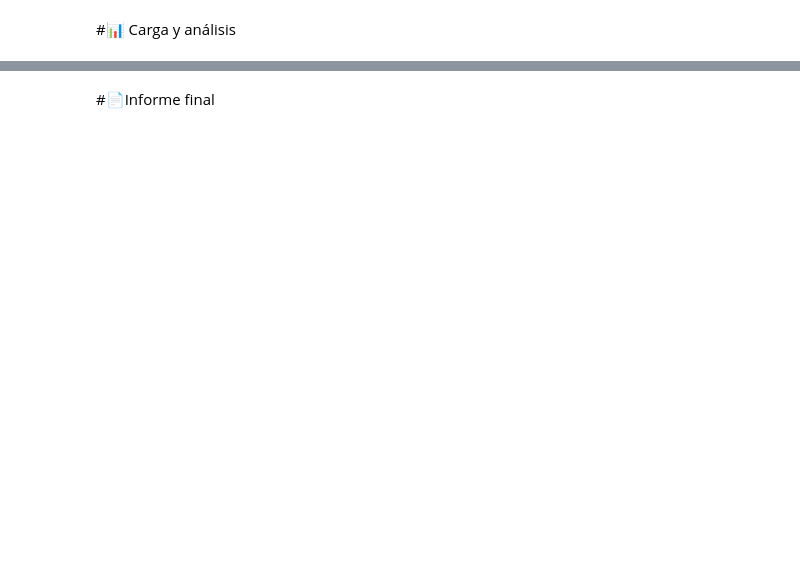
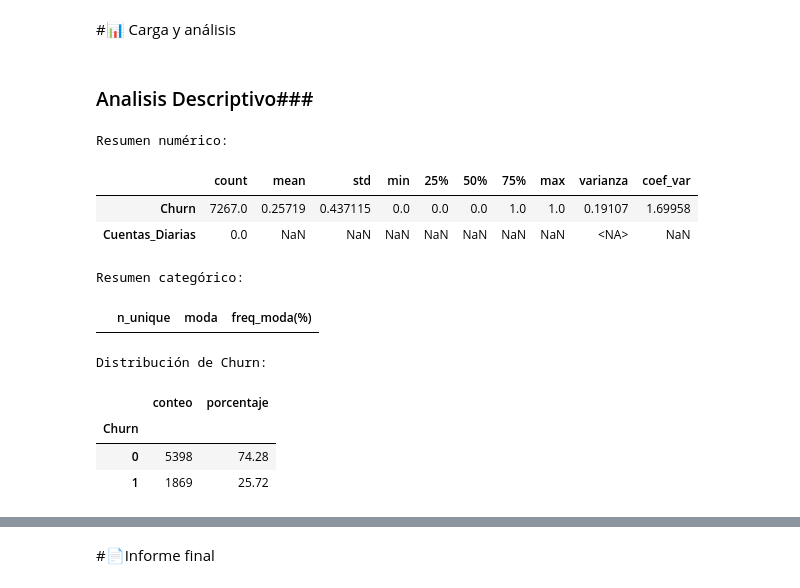
Before and after one commit to Jennyc08/Telecomx_latam, a Jupyter notebook: Final_TelecomX_LATAM_.ipynb, the cells around one changed output, grey strips where cells are left out. Saved outputs shown, nothing was run; the diff lists cells and outputs as text; code cells hidden in the pictures; blank space fills up the shorter version.

```diff
--- a/Final_TelecomX_LATAM_.ipynb
+++ b/Final_TelecomX_LATAM_.ipynb
@@ -7,2 +416,47 @@
 # %% [markdown]
 #📊 Carga y análisis
+# %% [markdown]
+### Analisis Descriptivo###
+# %%
+# --- 1) Filtrar numéricas y hacer resumen ---
+num_cols = dfc.select_dtypes(include=["number"]).columns
+desc_num = dfc[num_cols].describe().T  # transpuesta para legibilidad
+desc_num["varianza"] = dfc[num_cols].var()  # varianza solo en numéricas
+desc_num["coef_var"] = desc_num["std"] / desc_num["mean"]  # coeficiente de variación
+print("Resumen numérico:")
+display(desc_num)
+
+# --- 2) Resumen para categóricas ---
+cat_cols = dfc.select_dtypes(include=["object", "category"]).columns
+resumen_cat = pd.DataFrame({
+    "n_unique": dfc[cat_cols].nunique(),
+    "moda": [dfc[c].mode(dropna=True).iloc[0] if not dfc[c].mode(dropna=True).empty else None for c in cat_cols],
+    "freq_moda(%)": [dfc[c].value_counts(normalize=True, dropna=True).iloc[0]*100 if not dfc[c].value_counts(normalize=True, dropna=True).empty else None for c in cat_cols]
+})
+print("Resumen categórico:")
+display(resumen_cat)
+
+# --- 3) Distribución de la variable objetivo ---
+target_col = None
+for col in dfc.columns:
+    if col.lower() in ("churn", "evasion"):
+        target_col = col
+        break
+
+if target_col:
+    churn_counts = dfc[target_col].value_counts(dropna=False)
+    churn_pct = churn_counts / len(dfc) * 100
+    print(f"Distribución de {target_col}:")
+    display(pd.DataFrame({"conteo": churn_counts, "porcentaje": churn_pct.round(2)}))
+# %% [output]
+Resumen numérico:
+|  | count | mean | std | min | 25% | 50% | 75% | max | varianza | coef_var |
+| Churn | 7267.0 | 0.25719 | 0.437115 | 0.0 | 0.0 | 0.0 | 1.0 | 1.0 | 0.19107 | 1.69958 |
+| Cuentas_Diarias | 0.0 | NaN | NaN | NaN | NaN | NaN | NaN | NaN | <NA> | NaN |
+Resumen categórico:
+|  | n_unique | moda | freq_moda(%) |
+Distribución de Churn:
+|  | conteo | porcentaje |
+| Churn |  |  |
+| 0 | 5398 | 74.28 |
+| 1 | 1869 | 25.72 |
```
Also changed, not shown: parts of 24 cells of this notebook.
